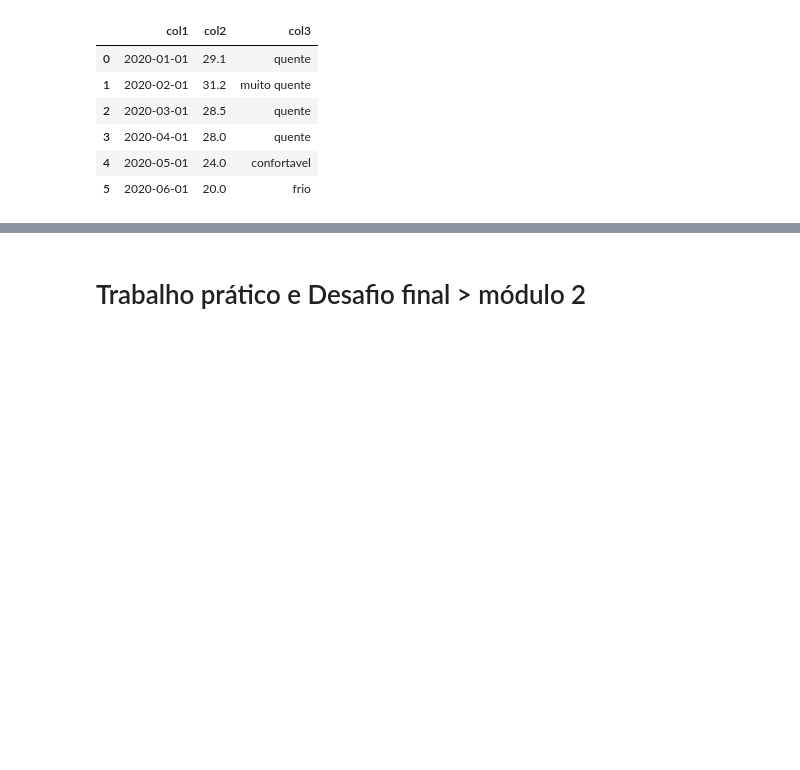
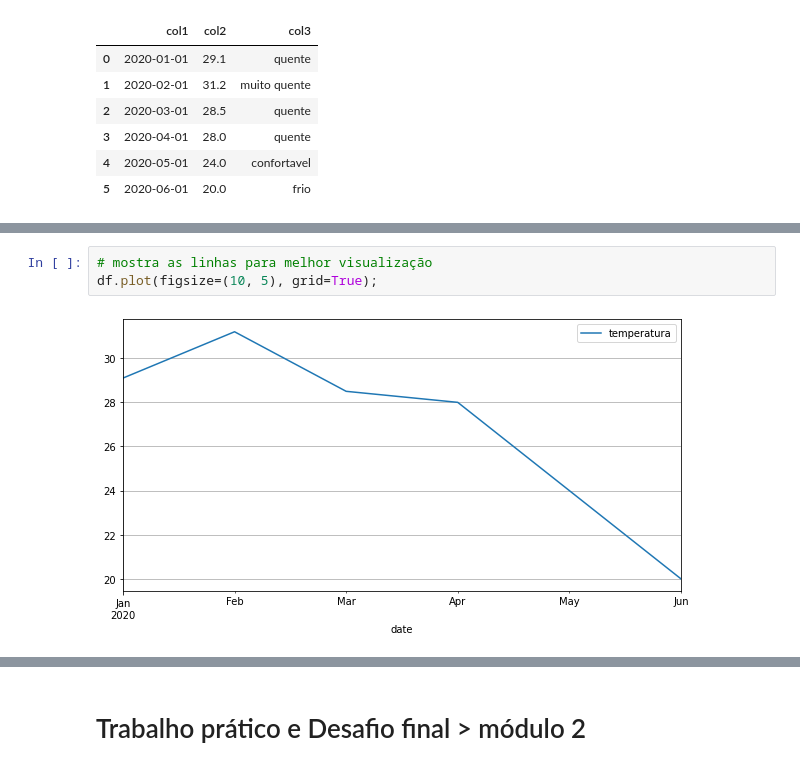
Before and after one commit to icaloooou/bootcampIGTI, a Jupyter notebook: [IGTI]_Bootcamp_Eng_de_Dados.ipynb, the cells around one changed output, grey strips where cells are left out. Drawn from its saved outputs; the diff is of its cells as text; blank space fills up the shorter version.

```diff
--- a/[IGTI]_Bootcamp_Eng_de_Dados.ipynb
+++ b/[IGTI]_Bootcamp_Eng_de_Dados.ipynb
@@ -611,0 +788,5 @@ df
+# %%
+# mostra as linhas para melhor visualização
+df.plot(figsize=(10, 5), grid=True);
+# %% [output]
+[figure, added]
```
Also changed, not shown: parts of 81 cells of this notebook.
